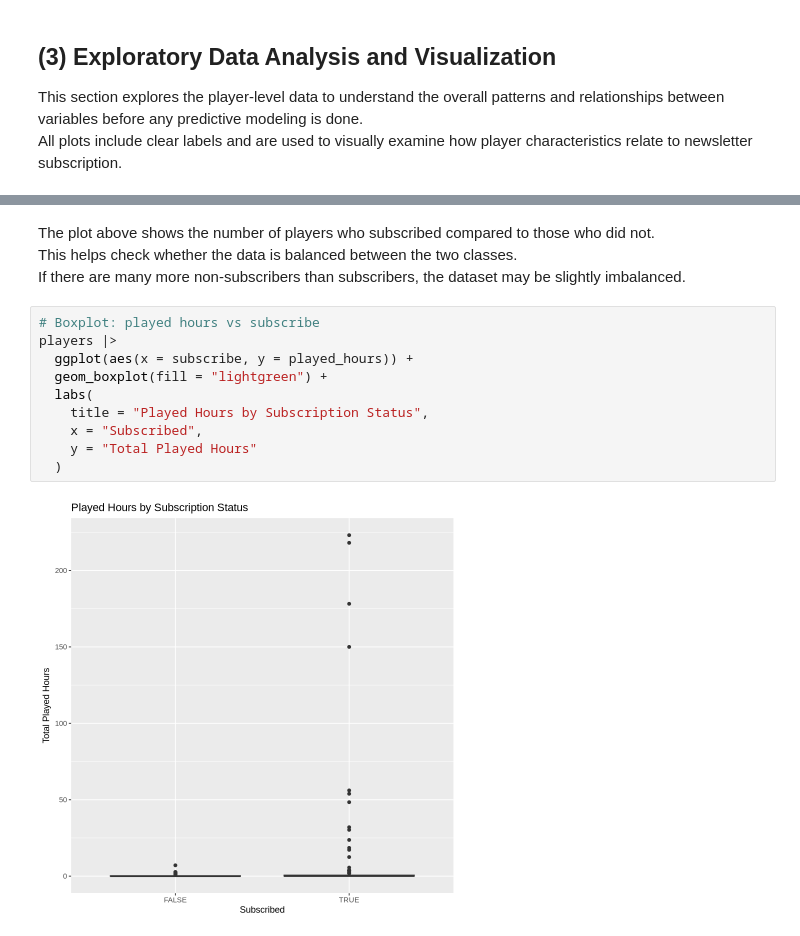
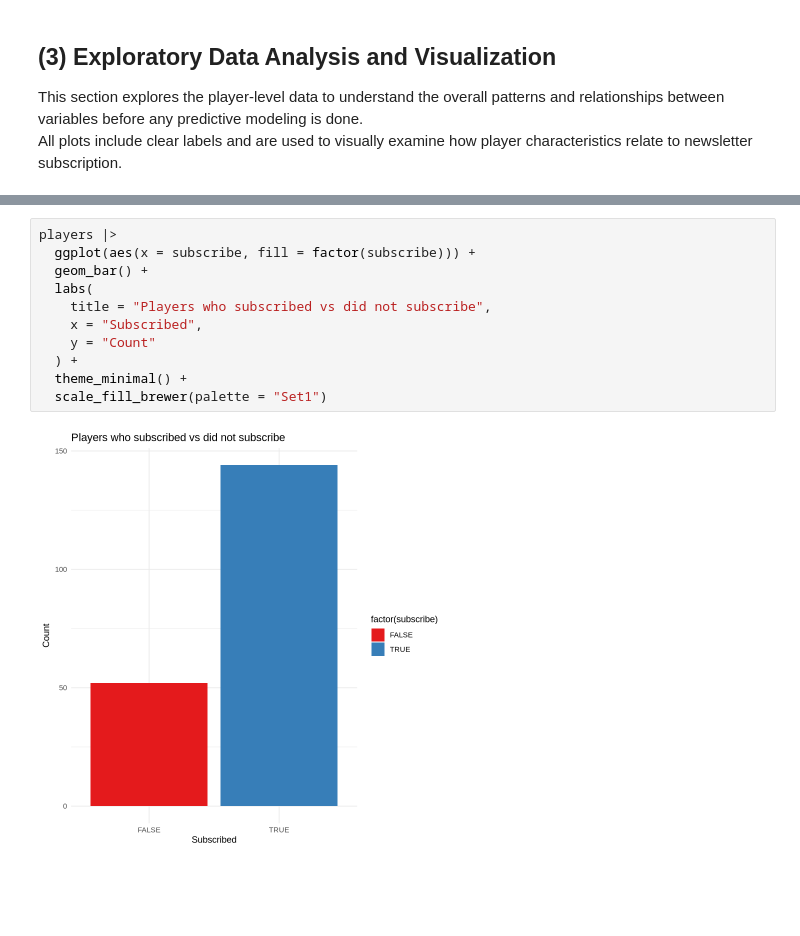
Before and after one commit to Dongwoothehutt/dsci1002025w1group25, a Jupyter notebook: projectmainnotebook.ipynb, the cells around one changed output, grey strips where cells are left out. Drawn from its saved outputs; the diff is of its cells as text; blank space fills up the shorter version.

```diff
--- a/projectmainnotebook.ipynb
+++ b/projectmainnotebook.ipynb
@@ -189,16 +177,13 @@ players |>
-# %% [markdown]
-The plot above shows the number of players who subscribed compared to those who did not.
-This helps check whether the data is balanced between the two classes.
-If there are many more non-subscribers than subscribers, the dataset may be slightly imbalanced.
-# %%
-# Boxplot: played hours vs subscribe
-players |>
-  ggplot(aes(x = subscribe, y = played_hours)) +
-  geom_boxplot(fill = "lightgreen") +
-  labs(
-    title = "Played Hours by Subscription Status",
-    x = "Subscribed",
-    y = "Total Played Hours"
-  )
-# %% [output]
-[figure, removed]
+# %%
+players |>
+  ggplot(aes(x = subscribe, fill = factor(subscribe))) +
+  geom_bar() +
+  labs(
+    title = "Players who subscribed vs did not subscribe",
+    x = "Subscribed",
+    y = "Count"
+  ) +
+  theme_minimal() +
+  scale_fill_brewer(palette = "Set1")
+# %% [output]
+[figure, added]
```
Also changed, not shown: parts of 11 cells of this notebook.
